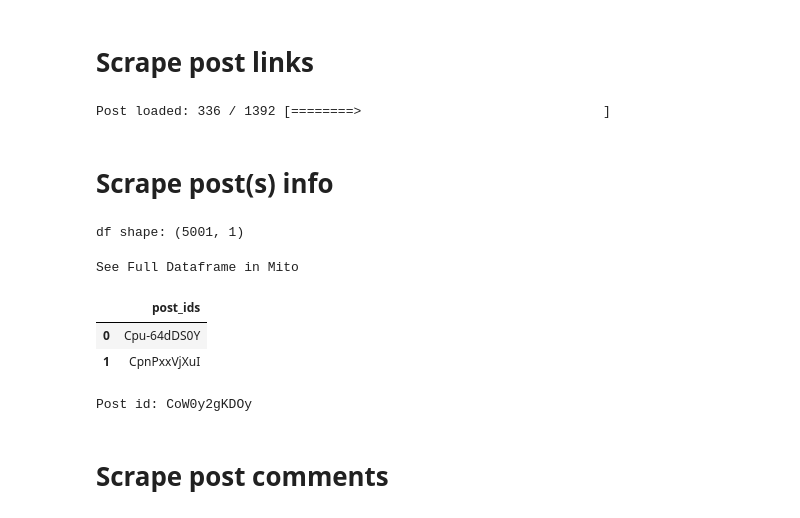
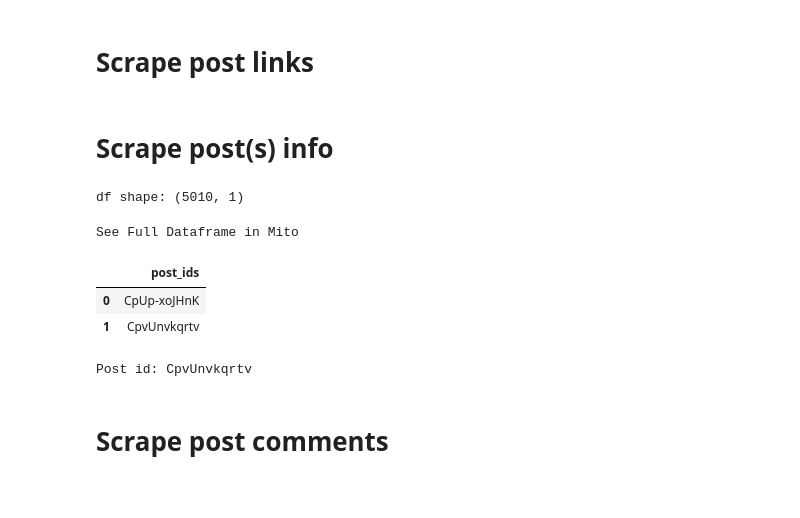
Before and after one commit to PMG-t/IGScraper, a Jupyter notebook: igs_test.ipynb, the cells around one changed output. Cells and saved outputs as stored; diff of their text form; code cells hidden in the pictures.

```diff
--- a/igs_test.ipynb
+++ b/igs_test.ipynb
@@ -28,30 +30,28 @@ IGS.ig_login(login_account_info, sleeptime=5)
 # %%
 IGS.set_log(True)
 
-n_post = 5000
+n_post = 100
 collect_date = datetime.now().strftime("%Y-%m-%d")
 csv_fname = f'csv/{IGS.profile}_{collect_date}_{n_post}_postids'
 
 hrefs = IGS.scroll_profile_posts(n_post = n_post, write_to_csv=csv_fname)
-# %% [output]
-Post loaded: 336 / 1392 [========>                               ]
 # %% [markdown]
 # Scrape post(s) info
 # %%
-dfp = pd.read_csv('csv/giorgiameloni_2023-03-13_5000_postids.csv', sep='\t')
+dfp = pd.read_csv('csv/matteosalvinioffical_2023-03-12_n5000_postids.csv', sep='\t')
 
 print(f'df shape: {dfp.shape}')
 dfp.head(2)
 # %% [output]
-df shape: (5001, 1)
+df shape: (5010, 1)
 See Full Dataframe in Mito
 |  | post_ids |
-| 0 | Cpu-64dDS0Y |
-| 1 | CpnPxxVjXuI |
+| 0 | CpUp-xoJHnK |
+| 1 | CpvUnvkqrtv |
 # %%
-pid = dfp.post_ids[195]
+pid = dfp.post_ids[1]
 print(f'Post id: {pid}')
 # %% [output]
-Post id: CoW0y2gKDOy
+Post id: CpvUnvkqrtv
 # %% [markdown]
 # Scrape post comments
```
Also changed, not shown: parts of 15 cells of this notebook, 11 other files.
